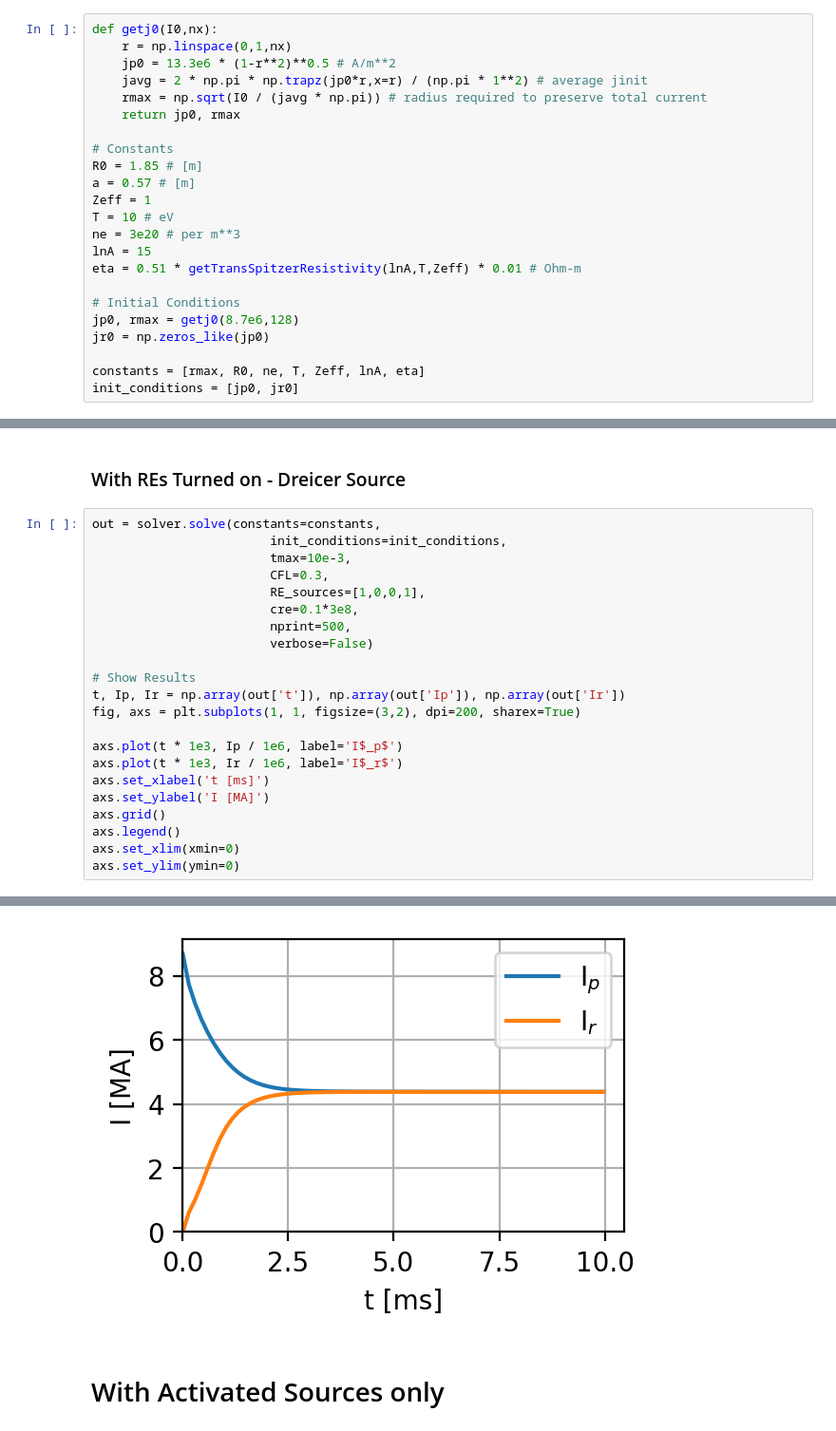
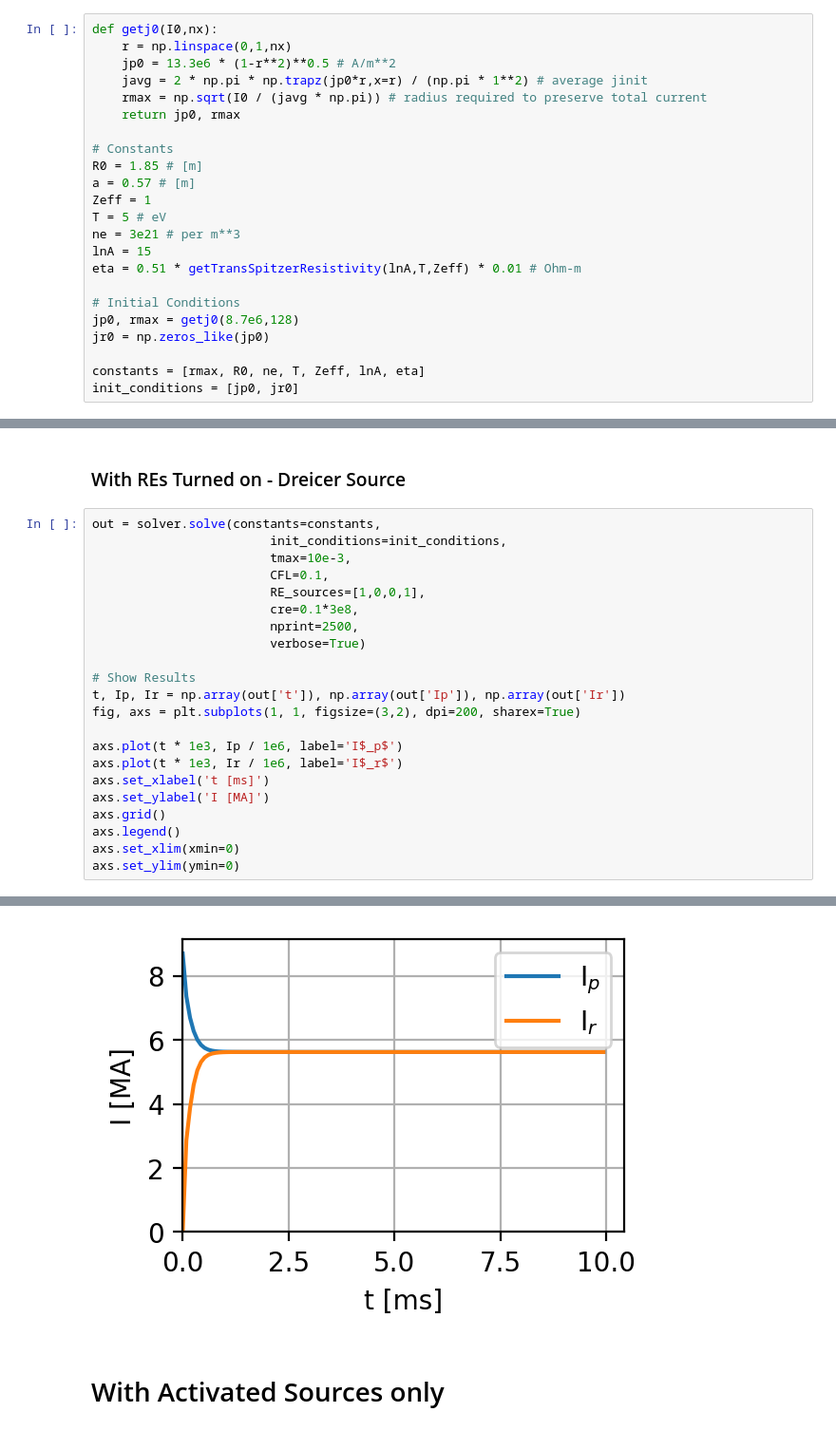
Before and after one commit to ridatta/RE_Solver, a Jupyter notebook: SPARC-1D.ipynb, the cells around one changed output, grey strips where cells are left out. Shown at 95% size. Cells and saved outputs as stored; diff of their text form.

```diff
--- a/SPARC-1D.ipynb
+++ b/SPARC-1D.ipynb
@@ -26,8 +26,8 @@ def getj0(I0,nx):
 R0 = 1.85 # [m]
 a = 0.57 # [m]
 Zeff = 1
-T = 10 # eV
-ne = 3e20 # per m**3
+T = 5 # eV
+ne = 3e21 # per m**3
 lnA = 15
 eta = 0.51 * getTransSpitzerResistivity(lnA,T,Zeff) * 0.01 # Ohm-m
 
@@ -106,11 +106,11 @@ plt.grid()
 out = solver.solve(constants=constants,
                         init_conditions=init_conditions,
                         tmax=10e-3,
-                        CFL=0.3,
+                        CFL=0.1,
                         RE_sources=[1,0,0,1],
                         cre=0.1*3e8,
-                        nprint=500,
-                        verbose=False)
+                        nprint=2500,
+                        verbose=True)
 
 # Show Results
 t, Ip, Ir = np.array(out['t']), np.array(out['Ip']), np.array(out['Ir'])
@@ -141,5 +145,5 @@ Seed Ir(t=dt) [MA] = 0.00327
 (0.0, 9.14079498765389)
-[figure, old version]
+[figure, new version]
 # %% [markdown]
 # With Activated Sources only
 # %%
```
Also changed, not shown: parts of 8 cells of this notebook, 1 other file.
